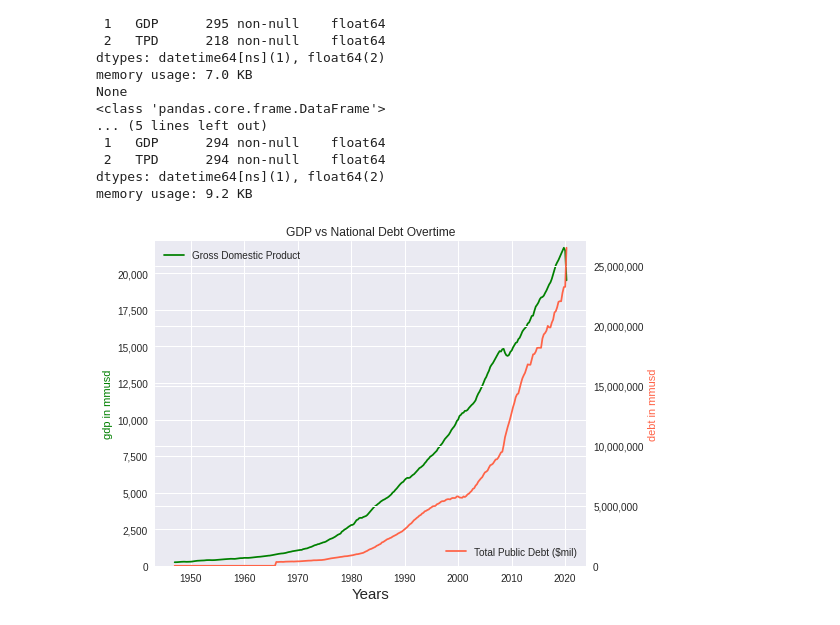
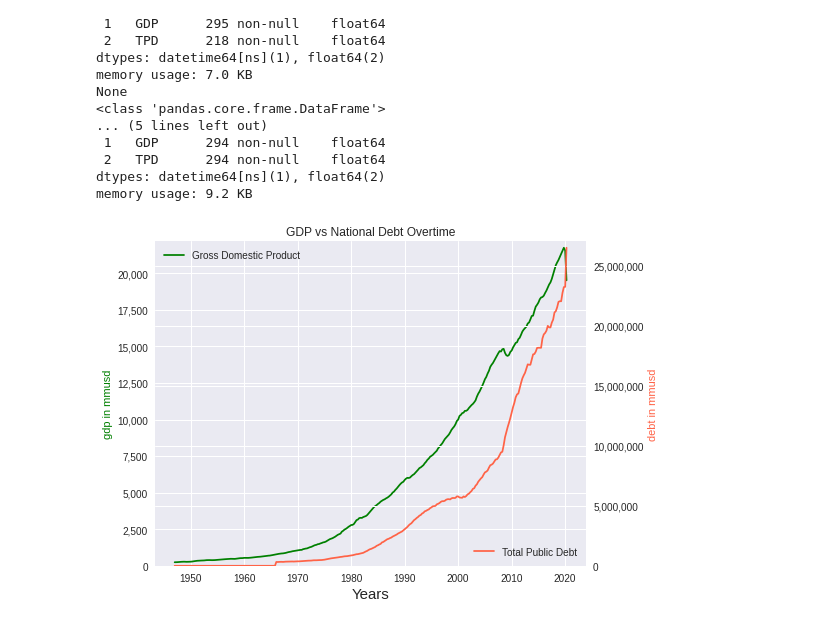
Before and after one commit to valentingracia/codingDojoDC, a Jupyter notebook: visualization_chart.ipynb, the cells around one changed output. Saved outputs shown, nothing was run; the diff lists cells and outputs as text; code cells hidden in the pictures.

```diff
--- a/visualization_chart.ipynb
+++ b/visualization_chart.ipynb
@@ -59,34 +59,34 @@ ax2 = ax1.twinx()
 
 
 ax1.plot(list(debt_df["Quarter"].values),(list(debt_df["GDP"].values)),c="green",label="Gross Domestic Product")
-ax2.plot(list(debt_df["Quarter"].values),(list(debt_df["TPD"].values)),c="tomato",label="Total Public Debt ($mil)")
+ax2.plot(list(debt_df["Quarter"].values),(list(debt_df["TPD"].values)),c="tomato",label="Total Public Debt")
 
 #accesory
 ax2.legend(loc="lower right")
 ax1.legend(loc=0)
 
 
 plt.title("GDP vs National Debt Overtime")
 
 
 ax1.set_xlabel("Years",fontsize="15")
 ax1.set_ylabel("gdp in mmusd",c="green")
 ax2.set_ylabel("debt in mmusd",c="tomato")
 
 ax1.yaxis.set_major_formatter(mpl.ticker.StrMethodFormatter('{x:,.0f}'))
 ax2.yaxis.set_major_formatter(mpl.ticker.StrMethodFormatter('{x:,.0f}'))
 #x.get_xaxis().get_major_formatter().set_scientific(False)
 
 
 
 
 ax1.set_ylim(0, max(list(debt_df["GDP"].values))*1.02)
 ax2.set_ylim(0,max(list(debt_df["TPD"].values))*1.02)
 
 
 
 fig.tight_layout()
 
 plt.show()
 # %% [output]
-[figure, old version]
+[figure, new version]
```
